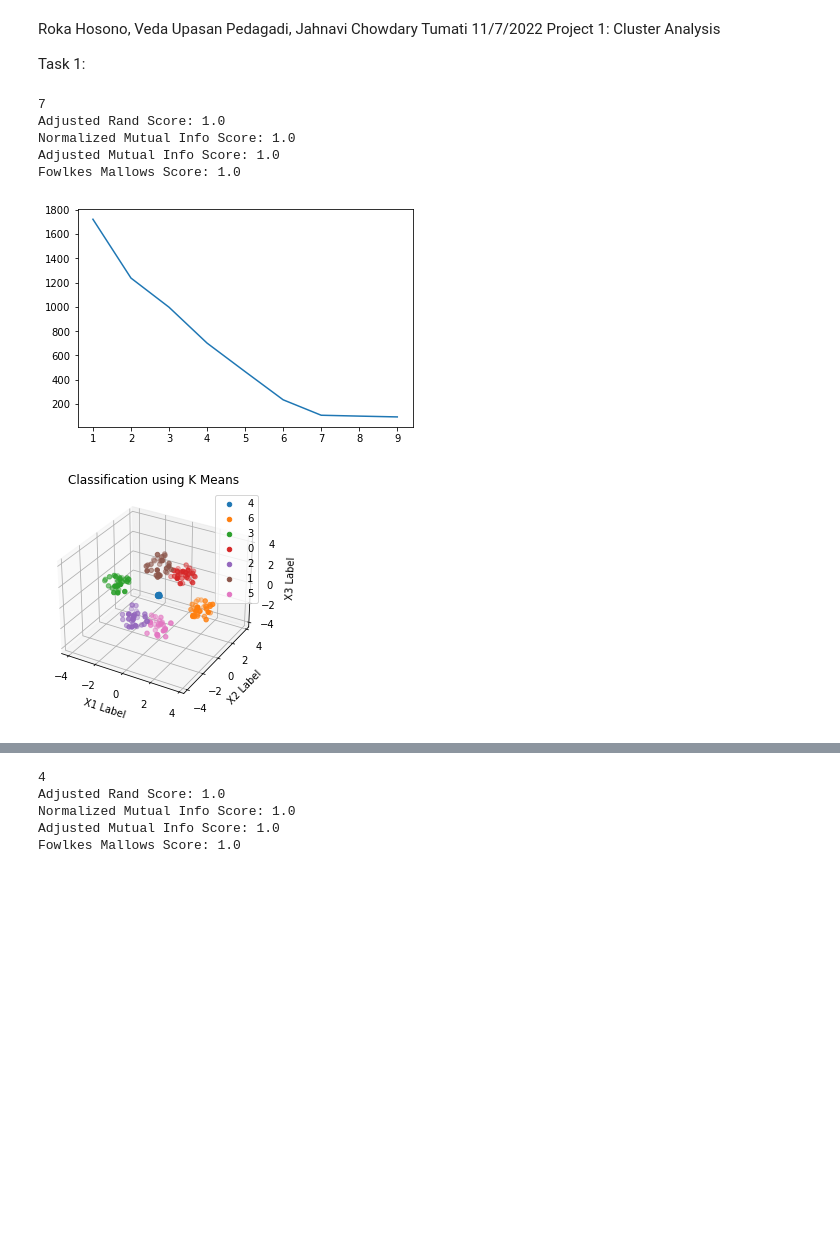
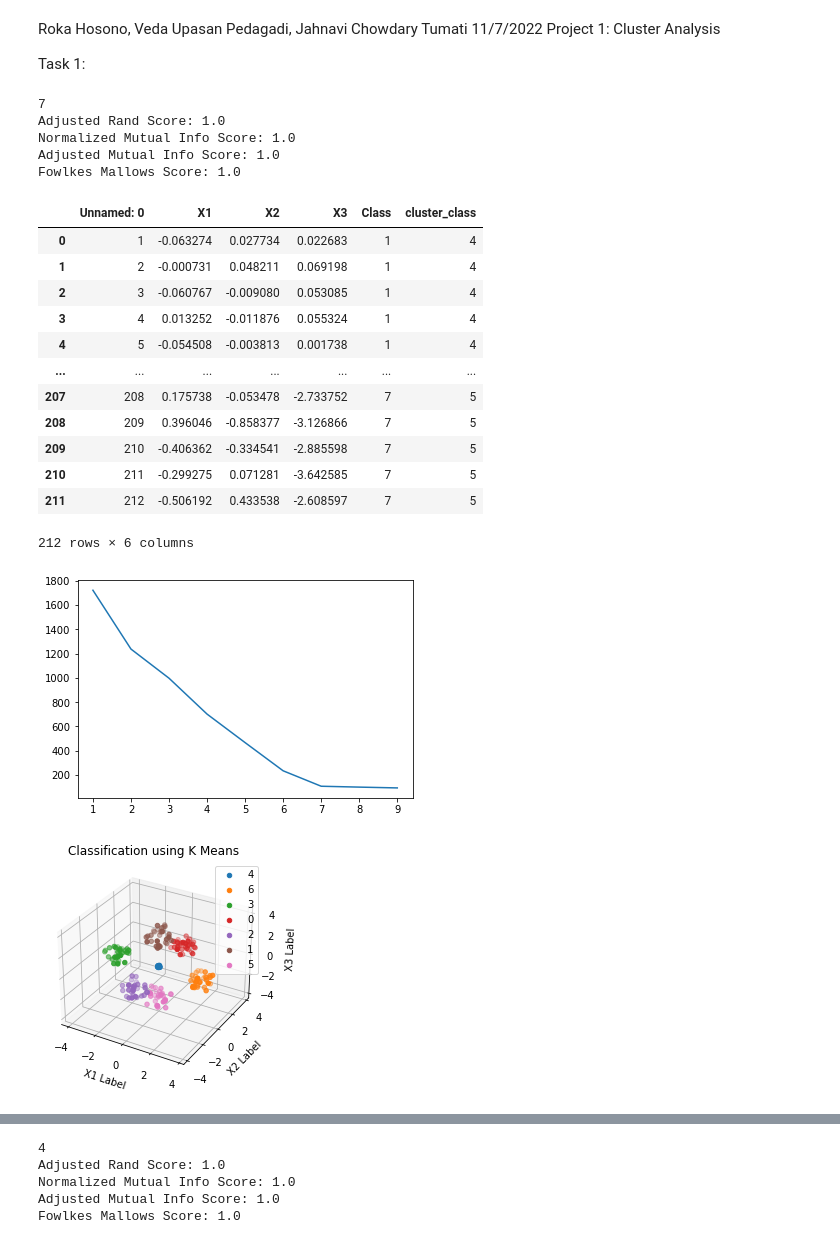
Before and after one commit to glazedonut/IEClusteingAnalysisProject, a Jupyter notebook: report.ipynb, the cells around one changed output, grey strips where cells are left out. Drawn from its saved outputs; the diff is of its cells as text; code cells hidden in the pictures; blank space fills up the shorter version.

```diff
--- a/report.ipynb
+++ b/report.ipynb
@@ -32,6 +32,7 @@ def create_K_meanselbow_task1(file): #K means classification
     metrics=opt_k.fit_predict(coordinates)
     data['cluster_class']=metrics
     validate_Kmeans_Supervised(data)
+    create_3dscatter(data)
     return data
 
 def create_hiearchal_Classification_task1(file):
@@ -53,35 +54,47 @@ def validate_Kmeans_Supervised(data):
 def create_3dscatter(data):
     fig = plt.figure()
     ax = fig.add_subplot(111, projection='3d')
     ax.set_title("Classification using K Means")
     for i in data.cluster_class.unique():
         data2=data.loc[data['cluster_class']==i]
         ax.scatter(data2['X1'], data2['X2'], data2['X3'],label=i)
     ax.set_xlabel('X1 Label')
     ax.set_ylabel('X2 Label')
     ax.set_zlabel('X3 Label')
     ax.legend()
     fig2 = plt.figure()
     ax2 = fig2.add_subplot(111, projection='3d')
     ax2.set_title("Classification using original class")
     for i in data['Class'].unique():
         data2=data.loc[data['Class']==i]
         ax2.scatter(data2['X1'], data2['X2'], data2['X3'],label=i)
     ax2.set_xlabel('X1 Label')
     ax2.set_ylabel('X2 Label')
     ax2.set_zlabel('X3 Label')
     ax2.legend()
 
 
 
-data=create_K_meanselbow_task1("data/data1.csv")
-create_3dscatter(data)
+create_K_meanselbow_task1("data/data1.csv")
 # %% [output]
 7
 Adjusted Rand Score: 1.0
 Normalized Mutual Info Score: 1.0
 Adjusted Mutual Info Score: 1.0
 Fowlkes Mallows Score: 1.0
+|  | Unnamed: 0 | X1 | X2 | X3 | Class | cluster_class |
+| 0 | 1 | -0.063274 | 0.027734 | 0.022683 | 1 | 4 |
+| 1 | 2 | -0.000731 | 0.048211 | 0.069198 | 1 | 4 |
+| 2 | 3 | -0.060767 | -0.009080 | 0.053085 | 1 | 4 |
+| 3 | 4 | 0.013252 | -0.011876 | 0.055324 | 1 | 4 |
+| 4 | 5 | -0.054508 | -0.003813 | 0.001738 | 1 | 4 |
+| ... | ... | ... | ... | ... | ... | ... |
+| 207 | 208 | 0.175738 | -0.053478 | -2.733752 | 7 | 5 |
+| 208 | 209 | 0.396046 | -0.858377 | -3.126866 | 7 | 5 |
+| 209 | 210 | -0.406362 | -0.334541 | -2.885598 | 7 | 5 |
+| 210 | 211 | -0.299275 | 0.071281 | -3.642585 | 7 | 5 |
+| 211 | 212 | -0.506192 | 0.433538 | -2.608597 | 7 | 5 |
+212 rows × 6 columns
 [figure]
 [figure]
 [figure]
```
Also changed, not shown: parts of 6 cells of this notebook.
